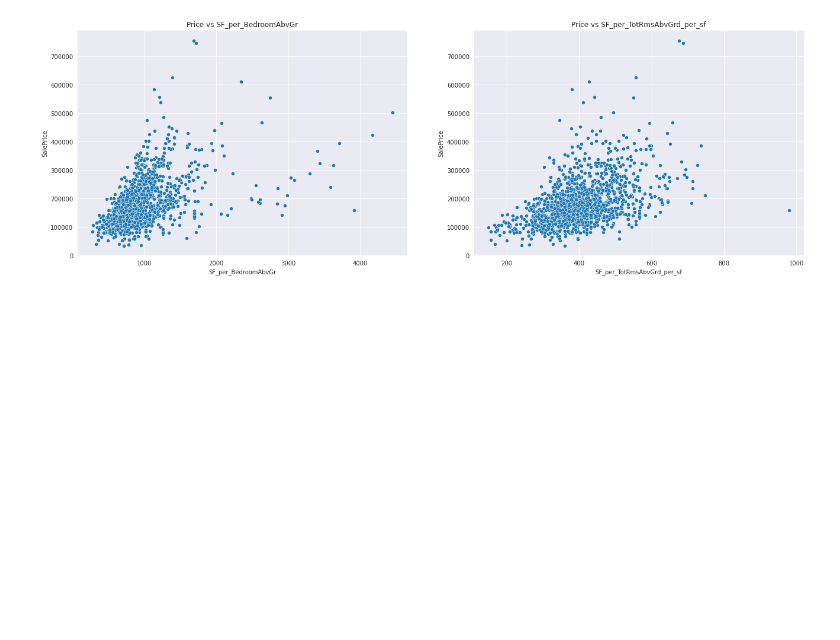
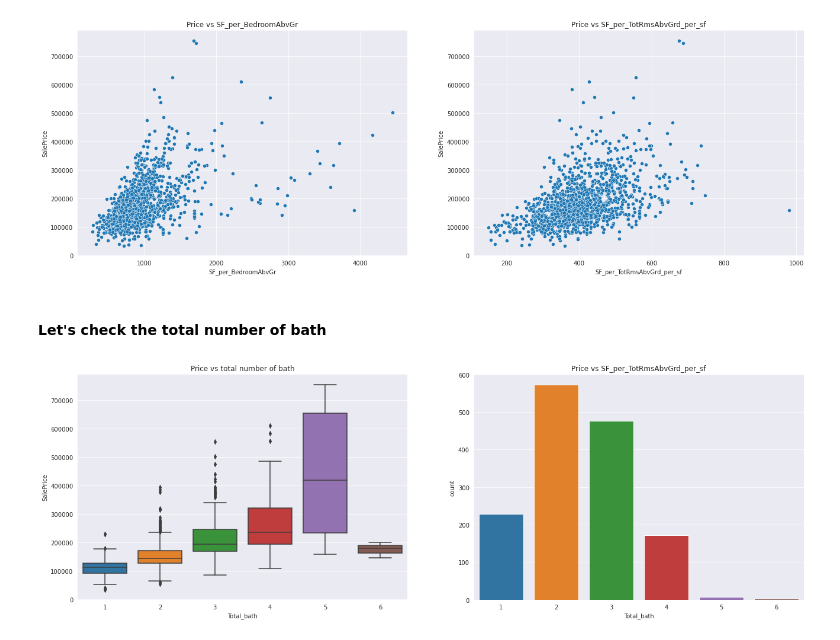
Before and after one commit to max-lutz/Kaggle_competitions, a Jupyter notebook: house-price-regression-full-eda-ml-workflow.ipynb, the cells around one changed output. Cells and saved outputs as stored; diff of their text form; code cells hidden in the pictures; blank space fills up the shorter version.

Commit message:
Feature engineering: Total_bath and Total_porch_SF

```diff
--- a/house-price-regression-full-eda-ml-workflow.ipynb
+++ b/house-price-regression-full-eda-ml-workflow.ipynb
@@ -488,3 +494,14 @@ sns.scatterplot(x="SF_per_TotRmsAbvGrd_per_sf", y="SalePrice", data=dataset_trai
 ax[1].set_title('Price vs SF_per_TotRmsAbvGrd_per_sf');
 # %% [output]
 [figure]
+# %% [markdown]
+#### Let's check the total number of bath
+# %%
+dataset_train['Total_bath'] = dataset_train[['FullBath','HalfBath','BsmtFullBath','BsmtHalfBath']].sum(axis=1)
+fig, ax = plt.subplots(1,2, figsize=(22,7))
+sns.boxplot(x="Total_bath", y="SalePrice", data=dataset_train, ax=ax[0])
+ax[0].set_title('Price vs total number of bath');
+sns.countplot(x="Total_bath", data=dataset_train, ax=ax[1])
+ax[1].set_title('Price vs SF_per_TotRmsAbvGrd_per_sf');
+# %% [output]
+[figure, added]
```
Also changed, not shown: parts of 12 cells of this notebook.
